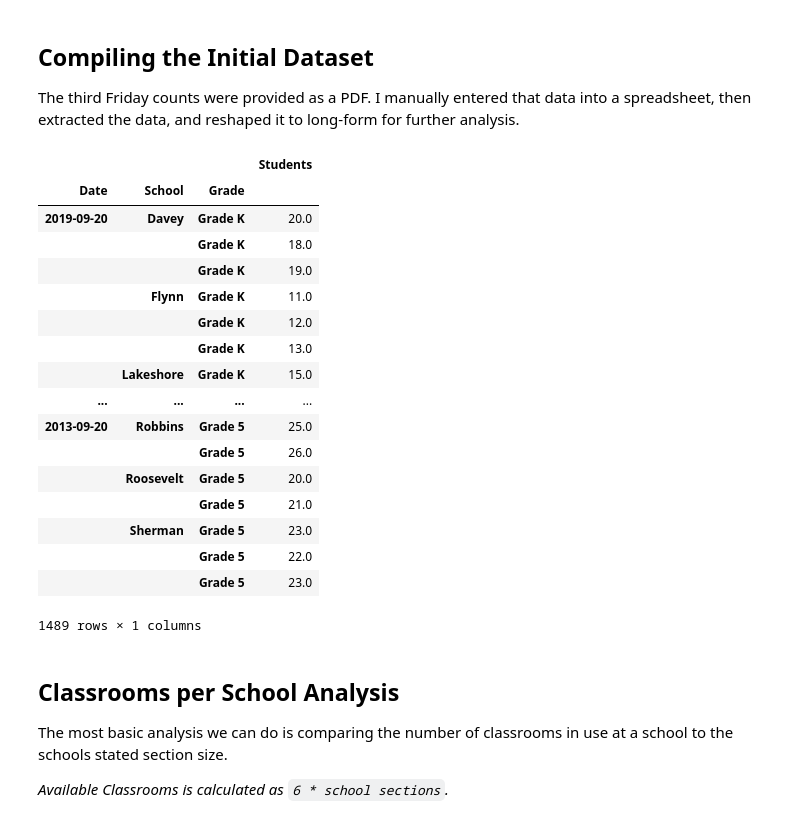
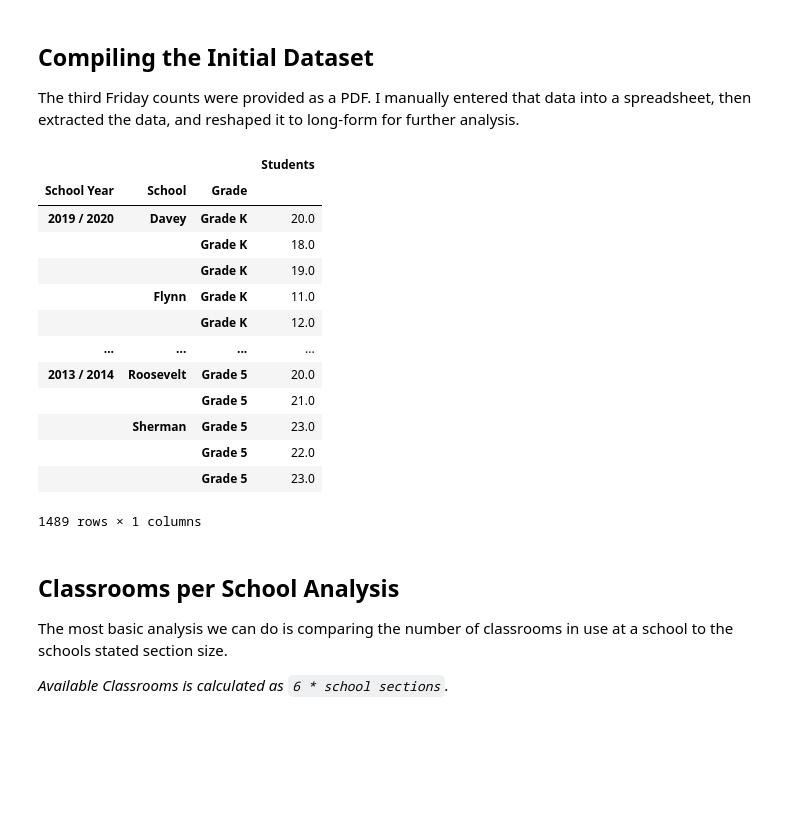
Before and after one commit to toxygene/ecasd-enrollment, a Jupyter notebook: Enrollment Data Analysis.ipynb, the cells around one changed output. Saved outputs shown, nothing was run; the diff lists cells and outputs as text; code cells hidden in the pictures; blank space fills up the shorter version.

```diff
--- a/Enrollment Data Analysis.ipynb
+++ b/Enrollment Data Analysis.ipynb
@@ -16,46 +16,51 @@ import seaborn as sns
 from pandas.plotting import register_matplotlib_converters
 from numbers import Number
 
 
 def as_percent(v, precision='0.2'):
     """Convert number to percentage string."""
     if isinstance(v, Number):
         return "{{:{}%}}".format(precision).format(v)
     else:
         raise TypeError("Numeric type required")
 
 
+def as_year_interval(v):
+    return pd.DateOffset(years=v)
+
+
 register_matplotlib_converters()
 pd.options.display.max_rows = 14
 
 df = pd.DataFrame()
 for date, rows in get_data("Third Friday.ods").items():
     ydf = pd.DataFrame(rows[1:], columns=rows[0])
     ydf['Date'] = pd.to_datetime(date)
     ydf = ydf.replace(r'^\s*$', np.NaN, regex=True)
     ydf['School'] = ydf['School'].fillna(method='ffill')
     ydf = pd.melt(ydf, id_vars=['Date', 'School'], var_name='Grade', value_name='Students')
     ydf = ydf[ydf['Students'].notnull()]
 
     df = df.append(ydf)
 
+df['School Year'] = pd.Categorical(df['Date'].apply(lambda x: "{} / {}".format(x.strftime('%Y'), int(x.strftime('%Y')) + 1)), ordered=True)
 df['Grade'] = pd.Categorical(df['Grade'], ['Grade K', 'Grade 1', 'Grade 2', 'Grade 3', 'Grade 4', 'Grade 5'])
 
-display(df.set_index(['Date','School','Grade']))
+cg = df['Date'] - df['Grade'].cat.codes.apply(as_year_interval)
+cg.apply(lambda x: "{} / {}".format(x.strftime('%Y'), int(x.strftime('%Y')) + 1))
+df['Cohort Group'] = pd.Categorical(cg.apply(lambda x: "{} / {}".format(x.strftime('%Y'), int(x.strftime('%Y')) + 1)), ordered=True)
+
+display(df.set_index(['School Year','School','Grade'])[['Students']])
 # %% [output]
 |  |  |  | Students |
-| Date | School | Grade |  |
-| 2019-09-20 | Davey | Grade K | 20.0 |
+| School Year | School | Grade |  |
+| 2019 / 2020 | Davey | Grade K | 20.0 |
 |  |  | Grade K | 18.0 |
 |  |  | Grade K | 19.0 |
 |  | Flynn | Grade K | 11.0 |
 |  |  | Grade K | 12.0 |
-|  |  | Grade K | 13.0 |
-|  | Lakeshore | Grade K | 15.0 |
 | ... | ... | ... | ... |
-| 2013-09-20 | Robbins | Grade 5 | 25.0 |
-|  |  | Grade 5 | 26.0 |
-|  | Roosevelt | Grade 5 | 20.0 |
+| 2013 / 2014 | Roosevelt | Grade 5 | 20.0 |
 |  |  | Grade 5 | 21.0 |
 |  | Sherman | Grade 5 | 23.0 |
 |  |  | Grade 5 | 22.0 |
```
Also changed, not shown: parts of 5 cells of this notebook.
